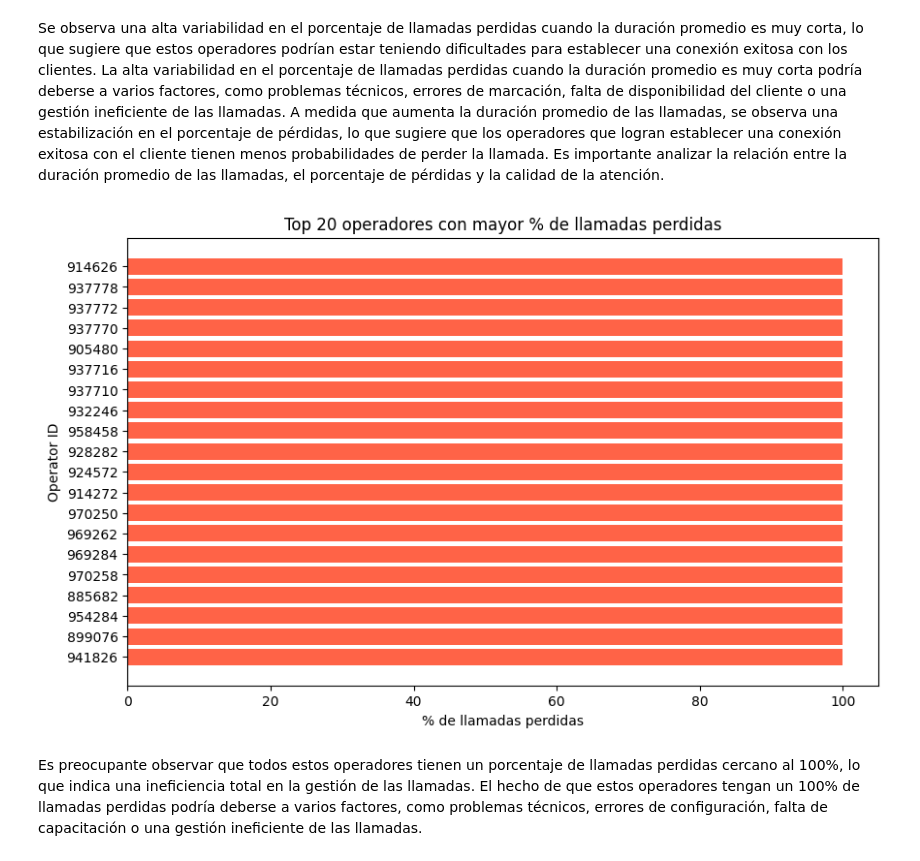
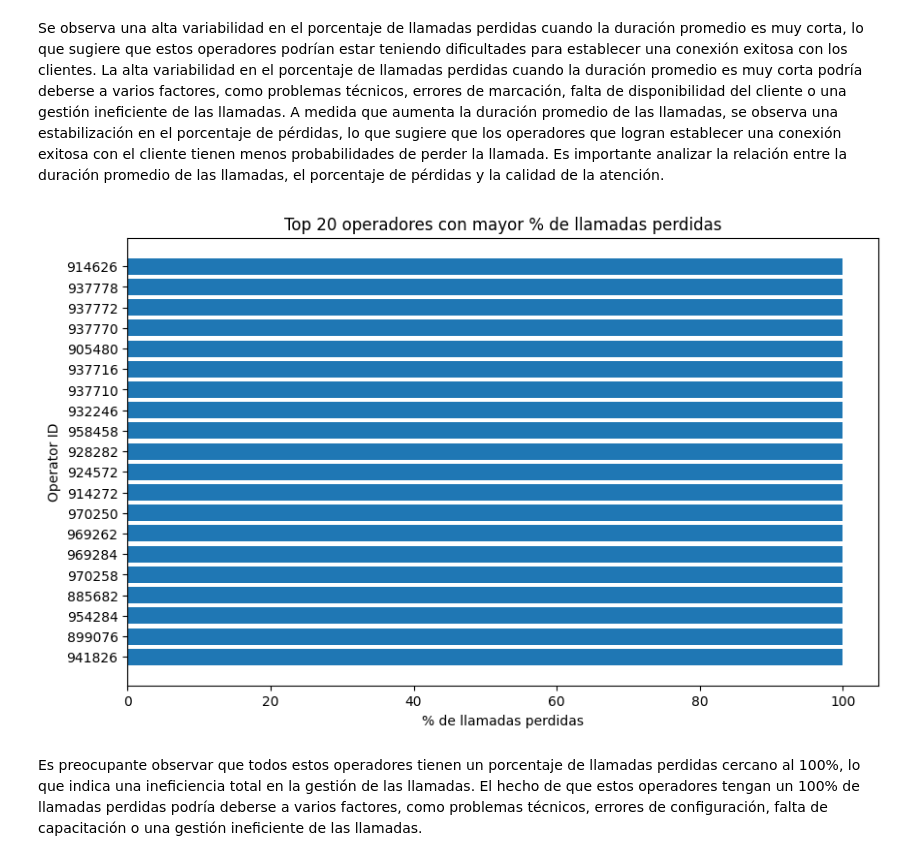
Before and after one commit to fttm-mdz/proyecto_final, a Jupyter notebook: notebooks/EDA_inicial.ipynb, the cells around one changed output. Drawn from its saved outputs; the diff is of its cells as text; code cells hidden in the pictures.

```diff
--- a/notebooks/EDA_inicial.ipynb
+++ b/notebooks/EDA_inicial.ipynb
@@ -393,21 +393,21 @@ Se observa una alta variabilidad en el porcentaje de llamadas perdidas cuando la
 # %%
 resumen_operadores["porcentaje_perdidas"] = (
     resumen_operadores["llamadas_perdidas"] / resumen_operadores["total_llamadas"] * 100
 )
 
 top_perdedores = resumen_operadores.sort_values("porcentaje_perdidas", ascending=False).head(20)
 
 import matplotlib.pyplot as plt
 
 plt.figure(figsize=(10,6))
-plt.barh(top_perdedores["operator_id"].astype(str), top_perdedores["porcentaje_perdidas"], color="tomato")
+plt.barh(top_perdedores["operator_id"].astype(str), top_perdedores["porcentaje_perdidas"])
 plt.xlabel("% de llamadas perdidas")
 plt.ylabel("Operator ID")
 plt.title("Top 20 operadores con mayor % de llamadas perdidas")
 plt.gca().invert_yaxis()
 plt.show()
 # %% [output]
-[figure, old version]
+[figure, new version]
 # %% [markdown]
 Es preocupante observar que todos estos operadores tienen un porcentaje de llamadas perdidas cercano al 100%, lo que indica una ineficiencia total en la gestión de las llamadas. El hecho de que estos operadores tengan un 100% de llamadas perdidas podría deberse a varios factores, como problemas técnicos, errores de configuración, falta de capacitación o una gestión ineficiente de las llamadas.
 # %%
```
Also changed, not shown: parts of 8 cells of this notebook.
